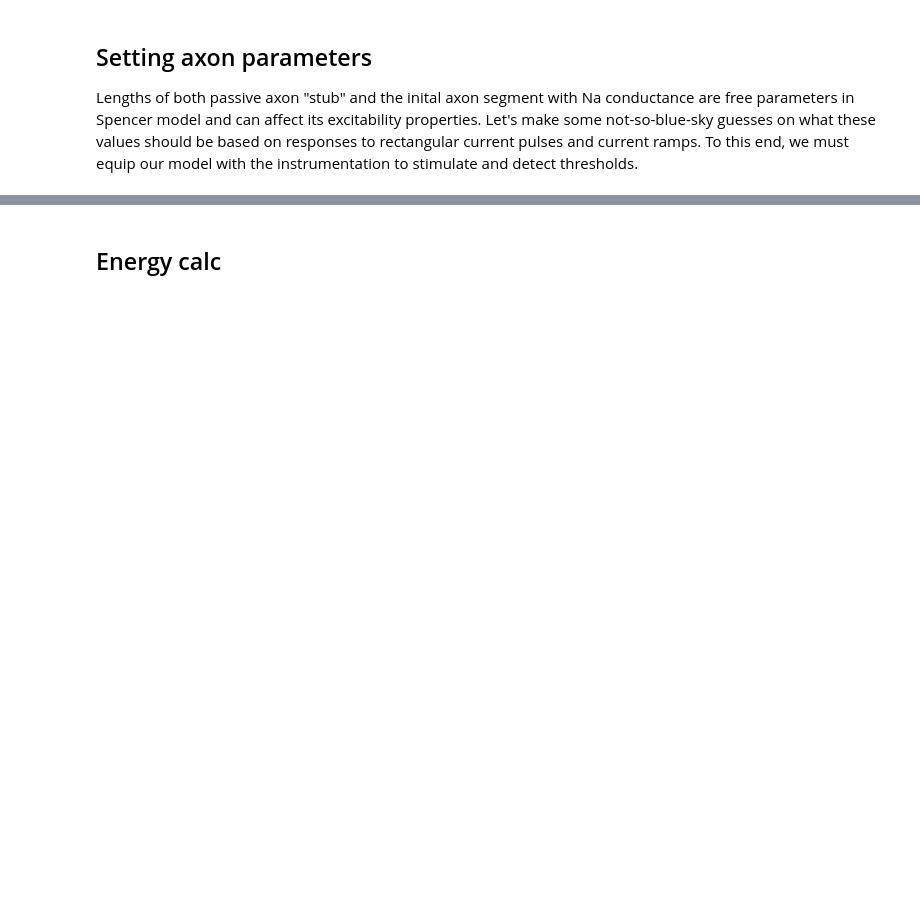
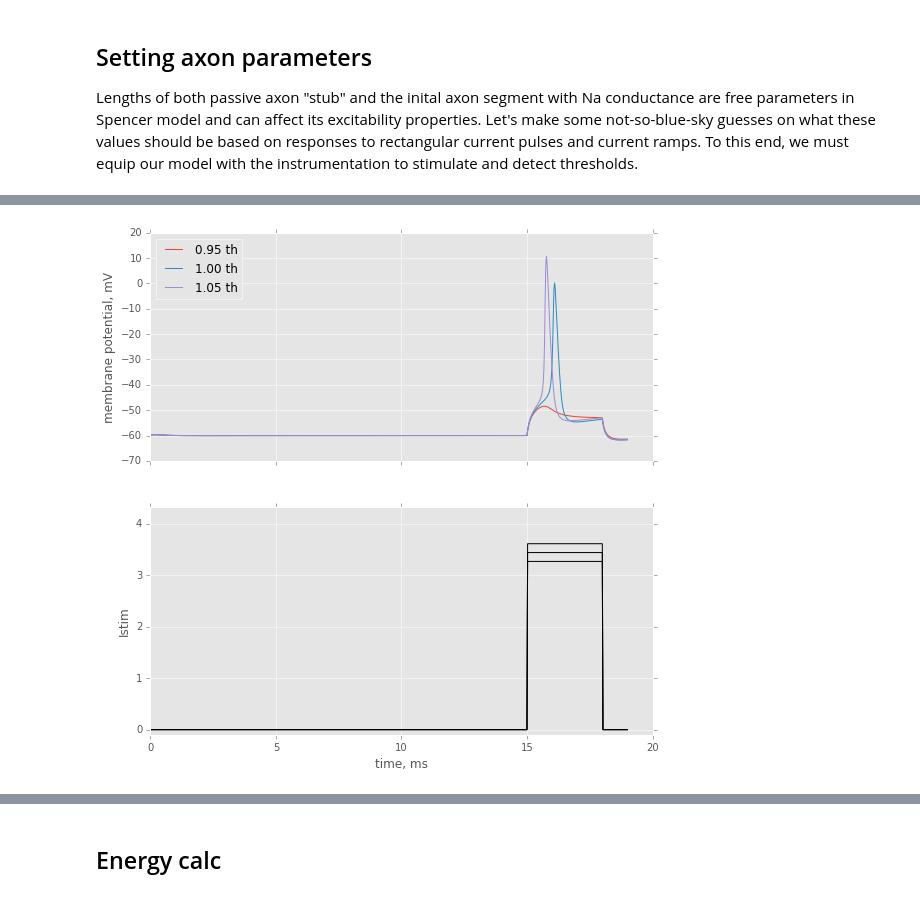
Before and after one commit to abrazhe/OC2, a Jupyter notebook: Spencer-energy.ipynb, the cells around one changed output, grey strips where cells are left out. Drawn from its saved outputs; the diff is of its cells as text; code cells hidden in the pictures; blank space fills up the shorter version.

```diff
--- a/Spencer-energy.ipynb
+++ b/Spencer-energy.ipynb
@@ -169,0 +292,27 @@ oc = OctopusCell()
+# %%
+
+
+def plot_around_th(cell, th, setter=setup_pulse_stim, coefs = [0.95, 1, 1.05]):
+    f, axs = subplots(2,1,sharex=True, figsize=(9,9))
+
+    tv = h.Vector()
+    tv.record(h._ref_t)
+
+    istim = h.Vector()
+    istim.record(cell.stim._ref_i)
+
+
+    vax = h.Vector()
+    vax.record(cell.ax_init(0.5)._ref_v)
+    #vax.record(cell.soma(0.5)._ref_v)
+
+    for c in coefs:
+        setter(cell, c*th)
+        h.run()
+        axs[0].plot(tv, vax,  label='%0.2f th'%c)
+        axs[1].plot(tv, istim,'k-')
+        setp(axs[1], ylim=(-0.1, amax(array(cell.istim))*1.2))
+
+    axs[0].legend(loc='upper left')
+    axs[0].set_ylabel('membrane potential, mV')
+    setp(axs[1], xlabel='time, ms', ylabel='Istim')
@@ -170,3 +336,4 @@ oc = OctopusCell()
 # %%
-
-add_single_pulse_stim(oc)
+%%time
+plot_around_th(oc, th)
+# %% [output]
@@ -172,0 +342 @@ add_single_pulse_stim(oc)
+[figure, added]
```
Also changed, not shown: parts of 57 cells of this notebook.
